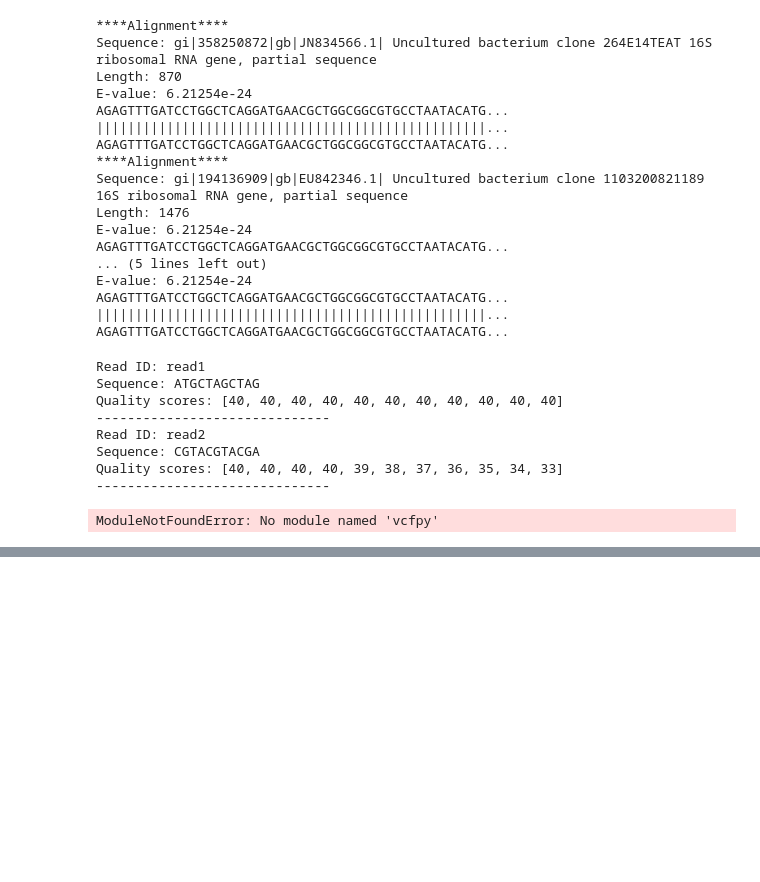
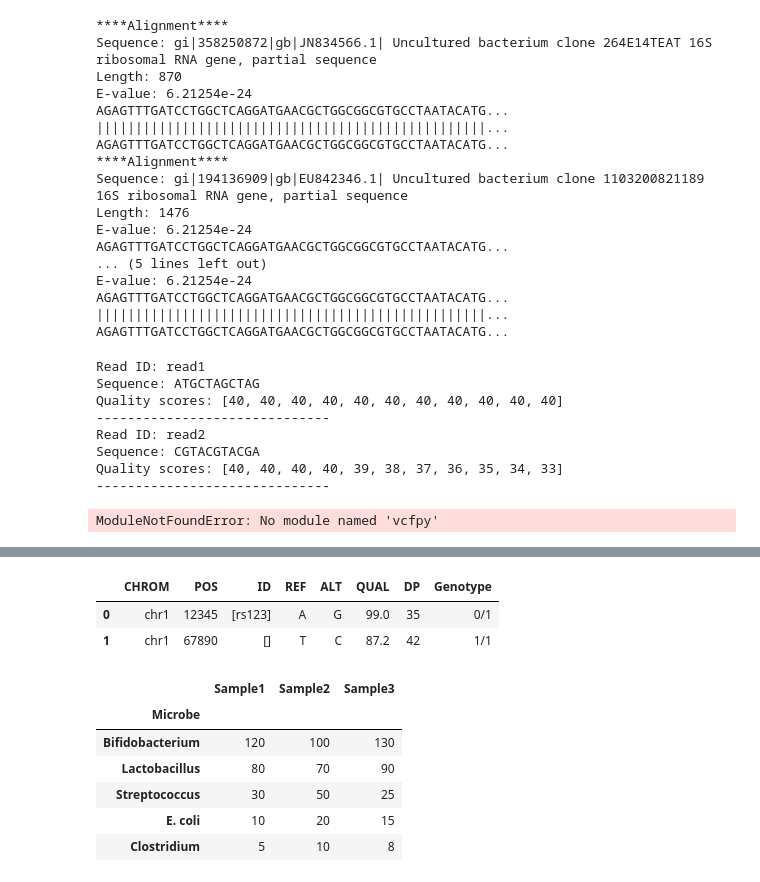
Before and after one commit to tssmith5619/learn2code, a Jupyter notebook: Python_Lessons_Month2.ipynb, the cells around one changed output, grey strips where cells are left out. Cells and saved outputs as stored; diff of their text form; code cells hidden in the pictures; blank space fills up the shorter version.

```diff
--- a/Python_Lessons_Month2.ipynb
+++ b/Python_Lessons_Month2.ipynb
@@ -214,0 +277,30 @@ ModuleNotFoundError: No module named 'vcfpy'
+# %%
+import pandas as pd
+
+df = pd.DataFrame(records)
+df
+# %% [output]
+|  | CHROM | POS | ID | REF | ALT | QUAL | DP | Genotype |
+| 0 | chr1 | 12345 | [rs123] | A | G | 99.0 | 35 | 0/1 |
+| 1 | chr1 | 67890 | [] | T | C | 87.2 | 42 | 1/1 |
+# %%
+import pandas as pd
+
+data = {
+    "Microbe": ["Bifidobacterium", "Lactobacillus", "Streptococcus", "E. coli", "Clostridium"],
+    "Sample1": [120, 80, 30, 10, 5],
+    "Sample2": [100, 70, 50, 20, 10],
+    "Sample3": [130, 90, 25, 15, 8]
+}
+
+df = pd.DataFrame(data)
+df.set_index("Microbe", inplace=True)
+df
+# %% [output]
+|  | Sample1 | Sample2 | Sample3 |
+| Microbe |  |  |  |
+| Bifidobacterium | 120 | 100 | 130 |
+| Lactobacillus | 80 | 70 | 90 |
+| Streptococcus | 30 | 50 | 25 |
+| E. coli | 10 | 20 | 15 |
+| Clostridium | 5 | 10 | 8 |
```
Also changed, not shown: parts of 6 cells of this notebook.
